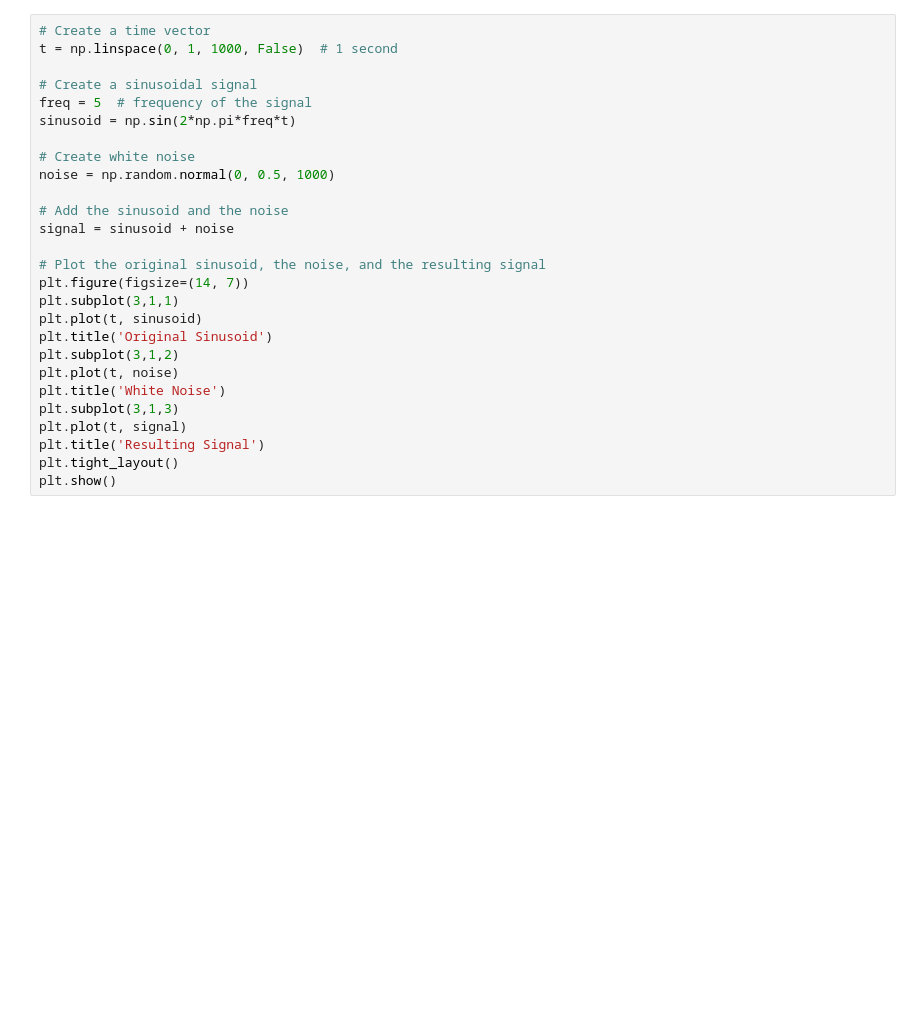
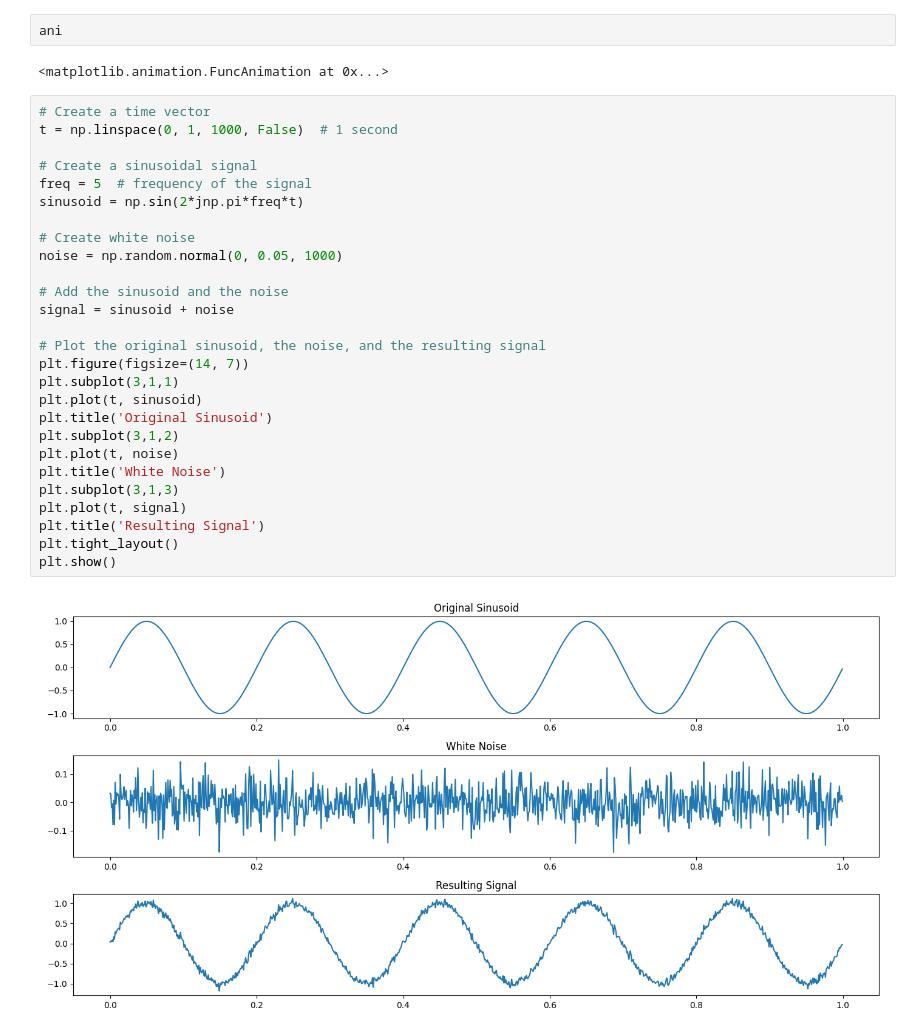
Before and after one commit to japhba/japhba.github.io, a Jupyter notebook: content/post/stochastic_resonance/main.ipynb, the cells around one changed output. Saved outputs shown, nothing was run; the diff lists cells and outputs as text; blank space fills up the shorter version.

```diff
--- a/content/post/stochastic_resonance/main.ipynb
+++ b/content/post/stochastic_resonance/main.ipynb
@@ -169,30 +231,36 @@ ani.save('stochastic_resonance.gif', fps=25)
+# %%
+ani
+# %% [output]
+<matplotlib.animation.FuncAnimation at 0x...>
 # %%
 # Create a time vector
 t = np.linspace(0, 1, 1000, False)  # 1 second
 
 # Create a sinusoidal signal
 freq = 5  # frequency of the signal
-sinusoid = np.sin(2*np.pi*freq*t)
+sinusoid = np.sin(2*jnp.pi*freq*t)
 
 # Create white noise
-noise = np.random.normal(0, 0.5, 1000)
+noise = np.random.normal(0, 0.05, 1000)
 
 # Add the sinusoid and the noise
 signal = sinusoid + noise
 
 # Plot the original sinusoid, the noise, and the resulting signal
 plt.figure(figsize=(14, 7))
 plt.subplot(3,1,1)
 plt.plot(t, sinusoid)
 plt.title('Original Sinusoid')
 plt.subplot(3,1,2)
 plt.plot(t, noise)
 plt.title('White Noise')
 plt.subplot(3,1,3)
 plt.plot(t, signal)
 plt.title('Resulting Signal')
 plt.tight_layout()
 plt.show()
+# %% [output]
+[figure, added]
 # %%
 # Compute the FFT
 fft_sinusoid = fft(sinusoid)
```
Also changed, not shown: parts of 4 cells of this notebook, 2 other files.
